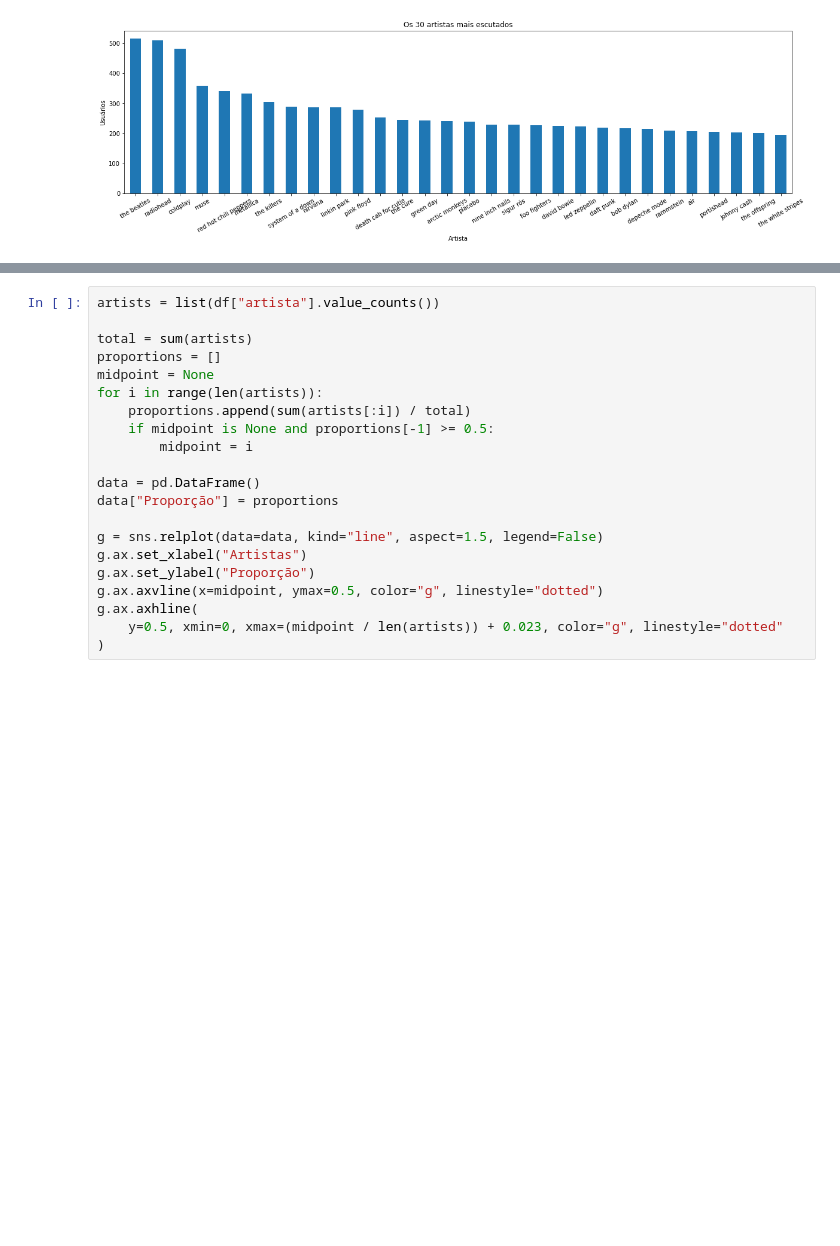
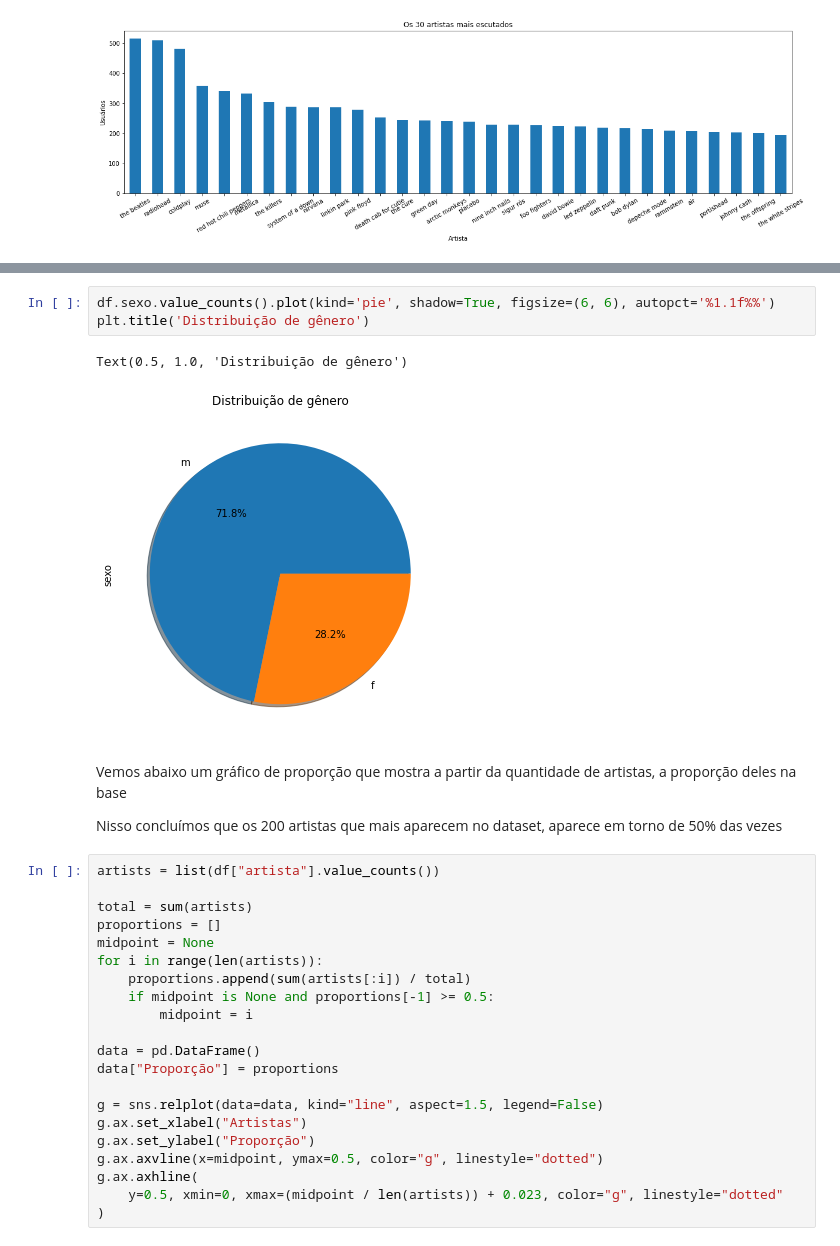
Before and after one commit to usr-bin32/data-mining-assignments, a Jupyter notebook: p2/notebook.ipynb, the cells around one changed output, grey strips where cells are left out. Saved outputs shown, nothing was run; the diff lists cells and outputs as text; blank space fills up the shorter version.

```diff
--- a/p2/notebook.ipynb
+++ b/p2/notebook.ipynb
@@ -112,3 +146,13 @@ plt.title("Os 30 artistas mais escutados");
+# %%
+df.sexo.value_counts().plot(kind='pie', shadow=True, figsize=(6, 6), autopct='%1.1f%%')
+plt.title('Distribuição de gênero')
+# %% [output]
+Text(0.5, 1.0, 'Distribuição de gênero')
+[figure, added]
+# %% [markdown]
+Vemos abaixo um gráfico de proporção que mostra a partir da quantidade de artistas, a proporção deles na base
+
+Nisso concluímos que os 200 artistas que mais aparecem no dataset, aparece em torno de 50% das vezes
 # %%
 artists = list(df["artista"].value_counts())
 
```
Also changed, not shown: parts of 37 cells of this notebook.
